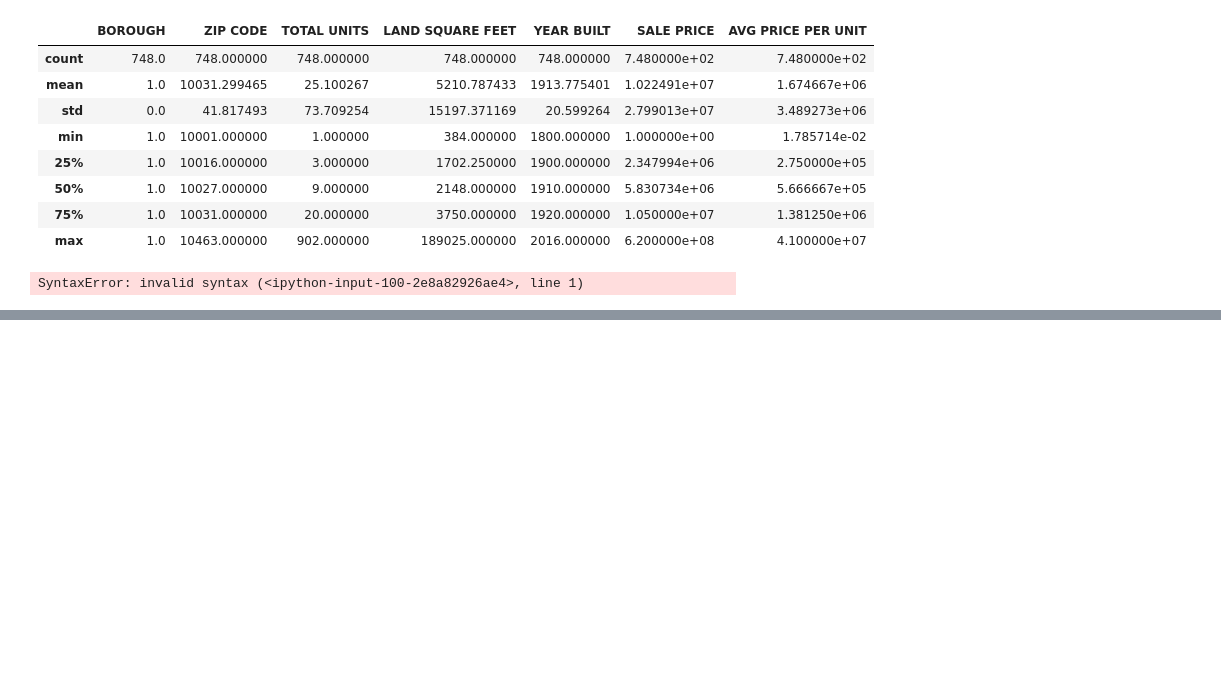
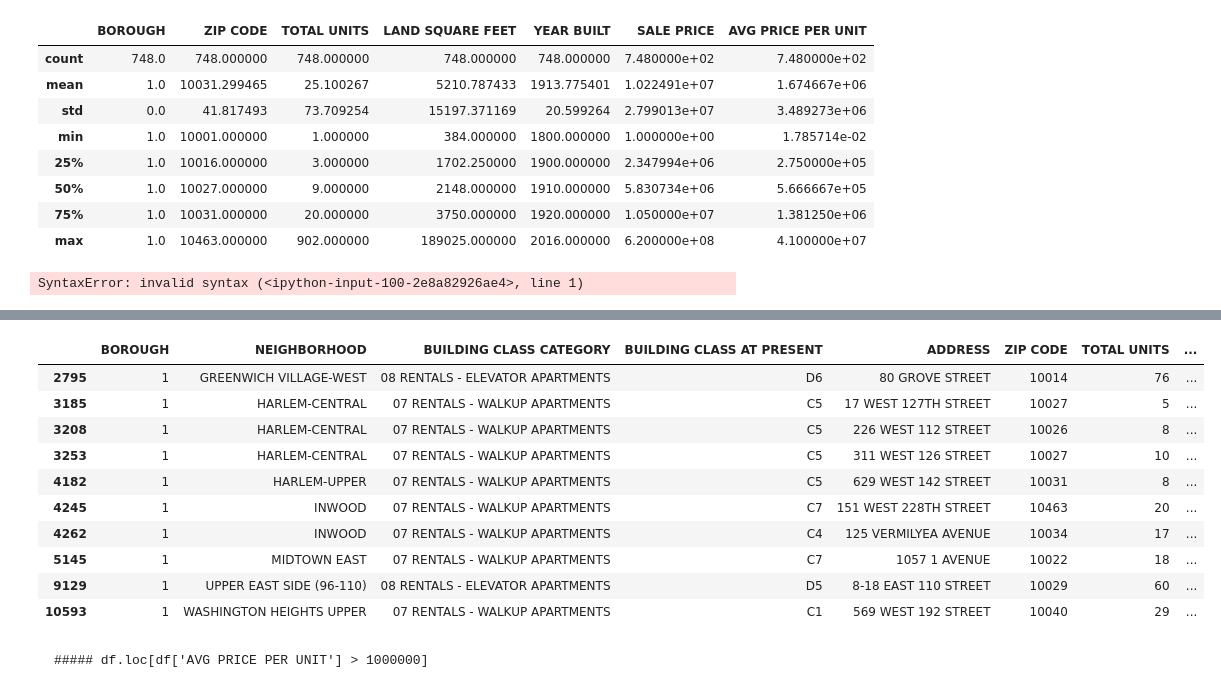
Before and after one commit to mik0why/NYC-Price-Prediction, a Jupyter notebook: Nyc Apartments.ipynb, the cells around one changed output, grey strips where cells are left out. Cells and saved outputs as stored; diff of their text form; code cells hidden in the pictures; blank space fills up the shorter version.

```diff
--- a/Nyc Apartments.ipynb
+++ b/Nyc Apartments.ipynb
@@ -141,0 +166,14 @@ Start training :)
+# %%
+df.loc[df['EST RENT PRICE'].between(600, 700, inclusive = True)]
+# %% [output]
+|  | BOROUGH | NEIGHBORHOOD | BUILDING CLASS CATEGORY | BUILDING CLASS AT PRESENT | ADDRESS | ZIP CODE | TOTAL UNITS | ... |
+| 2795 | 1 | GREENWICH VILLAGE-WEST | 08 RENTALS - ELEVATOR APARTMENTS | D6 | 80 GROVE STREET | 10014 | 76 | ... |
+| 3185 | 1 | HARLEM-CENTRAL | 07 RENTALS - WALKUP APARTMENTS | C5 | 17 WEST 127TH STREET | 10027 | 5 | ... |
+| 3208 | 1 | HARLEM-CENTRAL | 07 RENTALS - WALKUP APARTMENTS | C5 | 226 WEST 112 STREET | 10026 | 8 | ... |
+| 3253 | 1 | HARLEM-CENTRAL | 07 RENTALS - WALKUP APARTMENTS | C5 | 311 WEST 126 STREET | 10027 | 10 | ... |
+| 4182 | 1 | HARLEM-UPPER | 07 RENTALS - WALKUP APARTMENTS | C5 | 629 WEST 142 STREET | 10031 | 8 | ... |
+| 4245 | 1 | INWOOD | 07 RENTALS - WALKUP APARTMENTS | C7 | 151 WEST 228TH STREET | 10463 | 20 | ... |
+| 4262 | 1 | INWOOD | 07 RENTALS - WALKUP APARTMENTS | C4 | 125 VERMILYEA AVENUE | 10034 | 17 | ... |
+| 5145 | 1 | MIDTOWN EAST | 07 RENTALS - WALKUP APARTMENTS | C7 | 1057 1 AVENUE | 10022 | 18 | ... |
+| 9129 | 1 | UPPER EAST SIDE (96-110) | 08 RENTALS - ELEVATOR APARTMENTS | D5 | 8-18 EAST 110 STREET | 10029 | 60 | ... |
+| 10593 | 1 | WASHINGTON HEIGHTS UPPER | 07 RENTALS - WALKUP APARTMENTS | C1 | 569 WEST 192 STREET | 10040 | 29 | ... |
@@ -141,0 +198,2 @@ Start training :)
+# %% [markdown]
+    ##### df.loc[df['AVG PRICE PER UNIT'] > 1000000]
```
Also changed, not shown: parts of 12 cells of this notebook.
